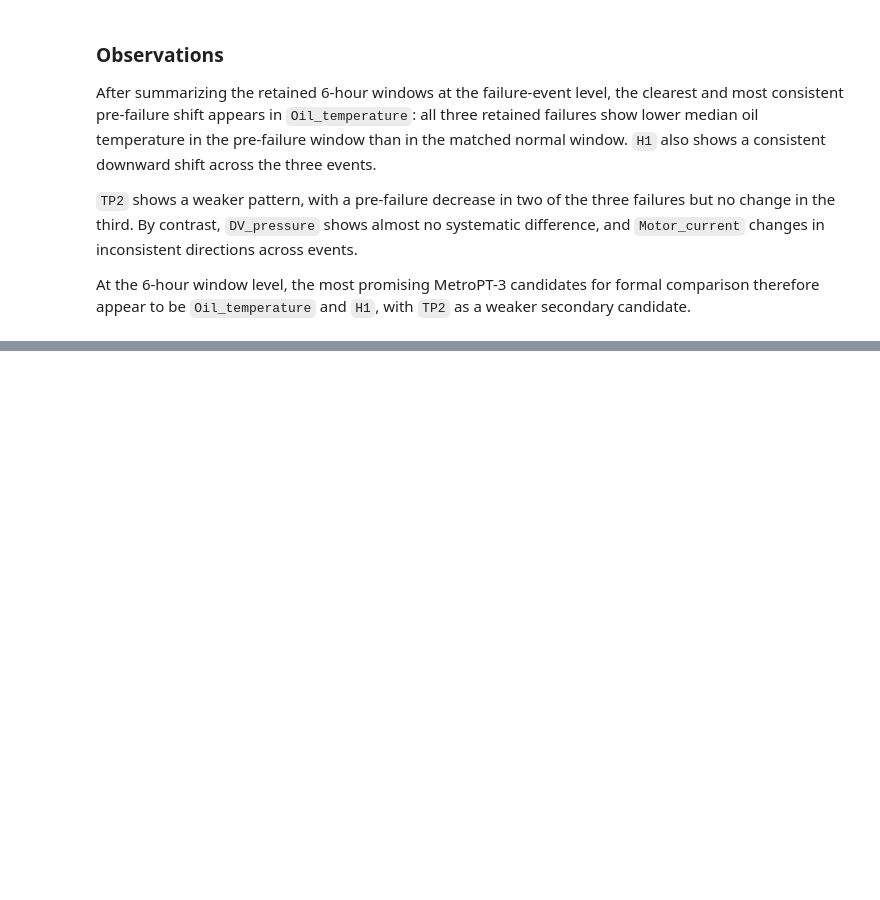
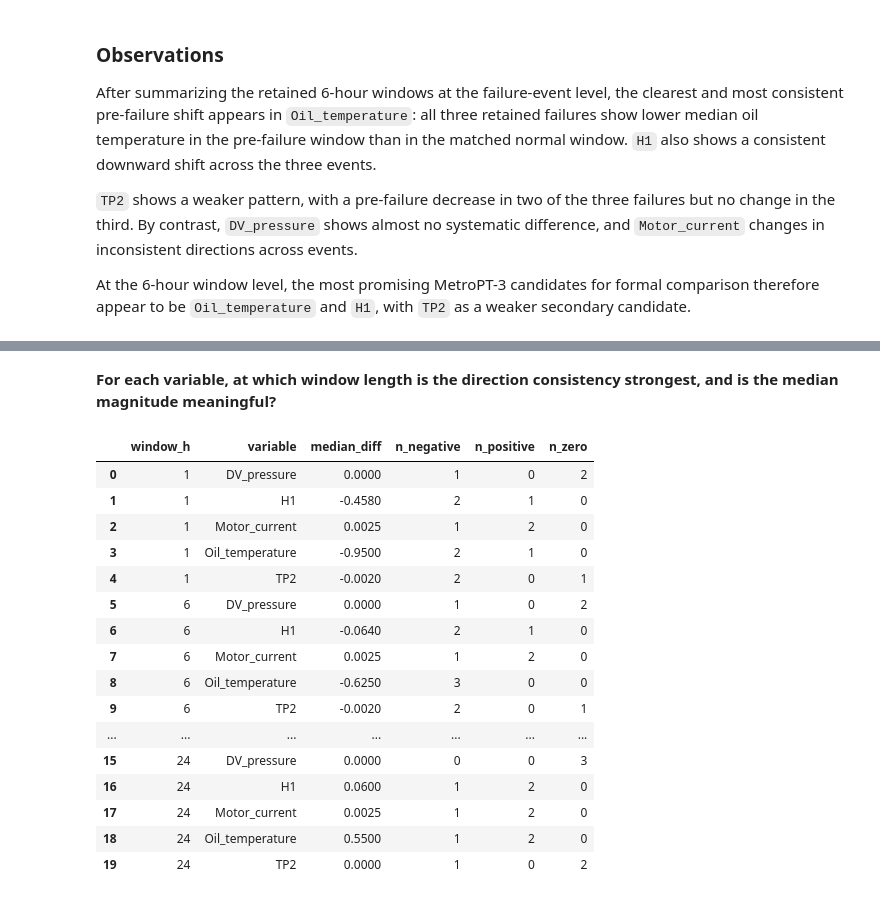
Before and after one commit to Vanya2307/Predictive-Maintenance-Fluid-Systems, a Jupyter notebook: drafts/03_draft_scratchpad.ipynb, the cells around one changed output, grey strips where cells are left out. Saved outputs shown, nothing was run; the diff lists cells and outputs as text; code cells hidden in the pictures; blank space fills up the shorter version.

```diff
--- a/drafts/03_draft_scratchpad.ipynb
+++ b/drafts/03_draft_scratchpad.ipynb
@@ -443,0 +522,33 @@ At the 6-hour window level, the most promising MetroPT-3 candidates for formal c
+# %% [markdown]
+**For each variable, at which window length is the direction consistency strongest, and is the median magnitude meaningful?**
+# %%
+consistency_summary = (
+    sweep_df.groupby(['window_h', 'variable'])['prefail_minus_normal']
+    .agg(
+        median_diff='median',
+        n_negative=lambda x: (x < 0).sum(),
+        n_positive=lambda x: (x > 0).sum(),
+        n_zero=lambda x: (x == 0).sum()
+    )
+    .reset_index()
+)
+
+consistency_summary
+# %% [output]
+|  | window_h | variable | median_diff | n_negative | n_positive | n_zero |
+| 0 | 1 | DV_pressure | 0.0000 | 1 | 0 | 2 |
+| 1 | 1 | H1 | -0.4580 | 2 | 1 | 0 |
+| 2 | 1 | Motor_current | 0.0025 | 1 | 2 | 0 |
+| 3 | 1 | Oil_temperature | -0.9500 | 2 | 1 | 0 |
+| 4 | 1 | TP2 | -0.0020 | 2 | 0 | 1 |
+| 5 | 6 | DV_pressure | 0.0000 | 1 | 0 | 2 |
+| 6 | 6 | H1 | -0.0640 | 2 | 1 | 0 |
+| 7 | 6 | Motor_current | 0.0025 | 1 | 2 | 0 |
+| 8 | 6 | Oil_temperature | -0.6250 | 3 | 0 | 0 |
+| 9 | 6 | TP2 | -0.0020 | 2 | 0 | 1 |
+| ... | ... | ... | ... | ... | ... | ... |
+| 15 | 24 | DV_pressure | 0.0000 | 0 | 0 | 3 |
+| 16 | 24 | H1 | 0.0600 | 1 | 2 | 0 |
+| 17 | 24 | Motor_current | 0.0025 | 1 | 2 | 0 |
+| 18 | 24 | Oil_temperature | 0.5500 | 1 | 2 | 0 |
+| 19 | 24 | TP2 | 0.0000 | 1 | 0 | 2 |
```
Also changed, not shown: parts of 11 cells of this notebook, 4 other files.
